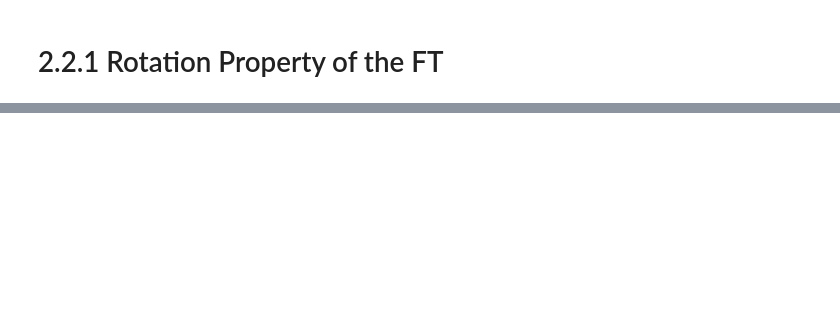
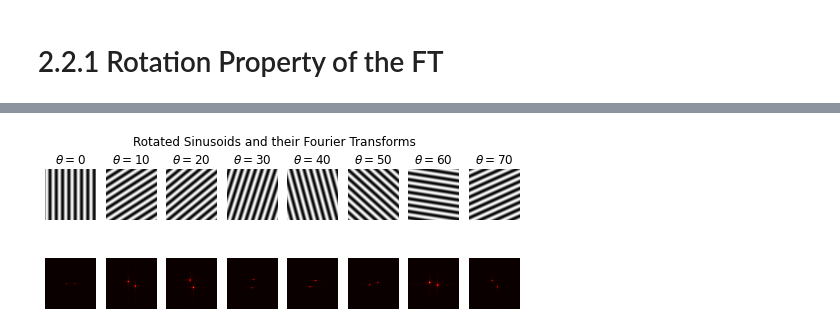
Before and after one commit to Edneil-Soriano/Applied-Physics-157, a Jupyter notebook: Activity 2 Part 2/Code.ipynb, the cells around one changed output, grey strips where cells are left out. Drawn from its saved outputs; the diff is of its cells as text; code cells hidden in the pictures; blank space fills up the shorter version.

```diff
--- a/Activity 2 Part 2/Code.ipynb
+++ b/Activity 2 Part 2/Code.ipynb
@@ -25,19 +5,0 @@ plt.imshow(Z, cmap='gray')
-# %%
-# We take the FFT of the unrotated sinusoid
-
-
-
-# Now we rotate it and take its FFT
-
-theta = 30
-Z_rotated = np.sin(2*np.pi*f*(Y*np.sin(theta)+(X*np.cos(theta))))
-# plt.title('Rotated Sinusoid')
-# plt.axis('off')
-# plt.imshow(Z_rotated, cmap = 'gray')
-Z_rotated_fft = np.fft.fft2(Z_rotated)
-Z_rotated_fft_shifted = np.fft.fftshift (Z_rotated_fft)
-
-
-
-
-# plt.imshow(np.abs(Z_rotated_fft_shifted), cmap='gray')
@@ -46,0 +6,61 @@ Z_rotated_fft_shifted = np.fft.fftshift (Z_rotated_fft)
+# %%
+# First we create a 2D sinusoid
+
+nx = 100
+ny = 100
+x = np.linspace(-1, 1, nx)
+y = np.linspace(-1, 1, ny)
+X, Y = np.meshgrid(x, y)
+
+f = 4 # we can change this frequency later
+
+Z = np.sin(2*np.pi*f*X)
+
+# We take the FFT of the unrotated sinusoid
+Z_fft = np.fft.fft2(Z)
+Z_fft_shifted = np.fft.fftshift(Z_fft)
+Z_fft_shifted_abs = np.abs(Z_fft_shifted)
+# plt.imshow(Z_fft_shifted_abs)
+
+# Now we rotate it and take its FFT
+
+theta_array = [10, 20, 30, 40, 50, 60, 70, 1]  # LAST ELEMENT SHOULD BE A DUMMY and will not matter
+                                               # you can maybe fix the indexing but that's your problem
+                                               # future me!
+
+Z_rotated_array = np.empty(np.shape(Z))                  # array of rotated sinusoids
+Z_rotated_fft_shifted_abs_array = np.empty(np.shape(Z))  # array of rotated sine FTs
+
+for theta in theta_array:
+    Z_rotated = np.sin(2*np.pi*f*(Y*np.sin(theta)+(X*np.cos(theta))))  # rotate the sinusoid
+    Z_rotated_fft = np.fft.fft2(Z_rotated)
+    Z_rotated_fft_shifted = np.fft.fftshift (Z_rotated_fft)
+    Z_rotated_fft_shifted_abs = np.abs(Z_rotated_fft_shifted)          # here is the FT
+
+    # Now we store with dstack
+    Z_rotated_array = np.dstack((Z_rotated, Z_rotated_array))
+    Z_rotated_fft_shifted_abs_array = np.dstack((Z_rotated_fft_shifted_abs_array, Z_rotated_fft_shifted_abs))
+
+# Then we plot
+fig, ax = plt.subplots(2, len(theta_array))
+count = 0
+for i in range(len(theta_array)-1):
+    ax[0,0].imshow(Z, cmap='gray')
+    ax[0,i+1].imshow(Z_rotated_array[:,:,i], cmap='gray')
+    ax[1,0].imshow(Z_fft_shifted_abs, cmap='hot')
+    ax[1,i+1].imshow(Z_rotated_fft_shifted_abs_array[:,:,i+1], cmap='hot')
+
+    ax[0,0].set_title('$\\theta = 0$')
+    ax[0,i+1].set_title('$\\theta = $'+str(theta_array[i]))
+
+
+for j in range(2):
+    for k in range(len(theta_array)):
+        ax[j, k].axis('off')
+
+
+fig.suptitle('Rotated Sinusoids and their Fourier Transforms')
+fig.set_size_inches(8.5, 3.0, forward=False)
+fig.savefig('Results/Rotating Sinusoid and their FTs',dpi=1000)
+# %% [output]
+[figure, added]
```
Also changed, not shown: parts of 3 cells of this notebook, 2 other files.
